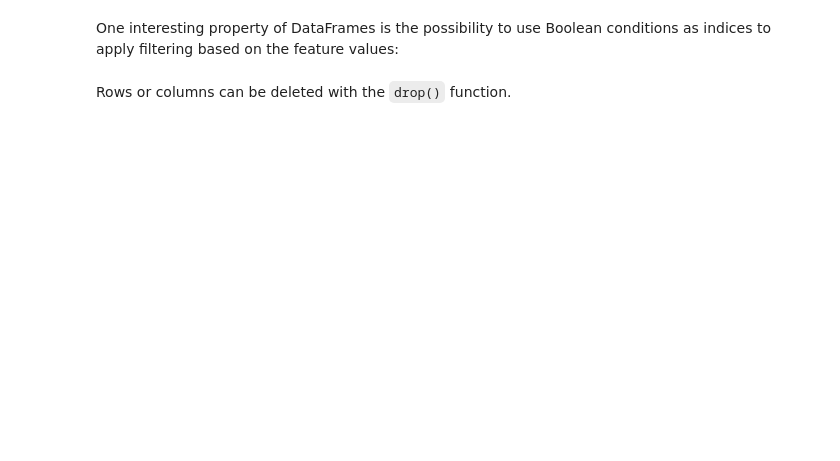
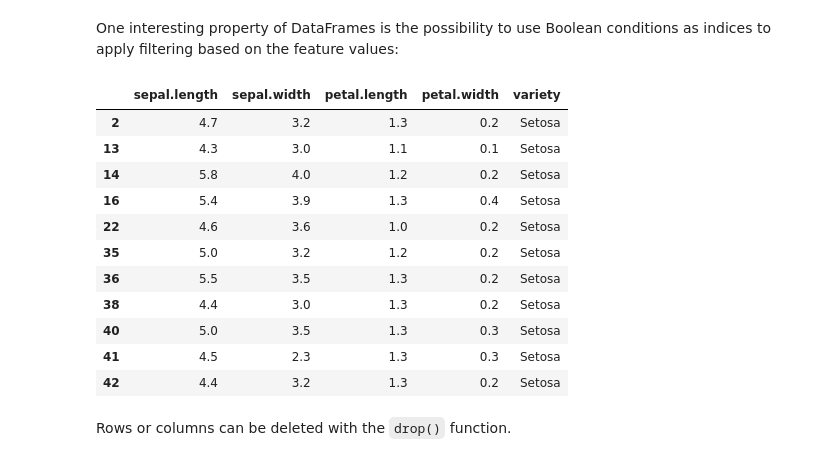
Before and after one commit to vesavvo/dkko, a Jupyter notebook: Introduction.ipynb, the cells around one changed output. Drawn from its saved outputs; the diff is of its cells as text; code cells hidden in the pictures; blank space fills up the shorter version.

```diff
--- a/Introduction.ipynb
+++ b/Introduction.ipynb
@@ -180,7 +227,20 @@ iris_df.loc[147:, ['petal_length', 'petal_width']] # petal sizes for last three
 # %% [markdown]
 One interesting property of DataFrames is the possibility to use Boolean conditions as indices to apply filtering based on the feature values:
 # %%
-iris_df[iris_df['petal_length'] < 1.4] # all samples with petal length less than 1.4 cm
+iris_df[iris_df['petal.length'] < 1.4] # all samples with petal length less than 1.4 cm
+# %% [output]
+|  | sepal.length | sepal.width | petal.length | petal.width | variety |
+| 2 | 4.7 | 3.2 | 1.3 | 0.2 | Setosa |
+| 13 | 4.3 | 3.0 | 1.1 | 0.1 | Setosa |
+| 14 | 5.8 | 4.0 | 1.2 | 0.2 | Setosa |
+| 16 | 5.4 | 3.9 | 1.3 | 0.4 | Setosa |
+| 22 | 4.6 | 3.6 | 1.0 | 0.2 | Setosa |
+| 35 | 5.0 | 3.2 | 1.2 | 0.2 | Setosa |
+| 36 | 5.5 | 3.5 | 1.3 | 0.2 | Setosa |
+| 38 | 4.4 | 3.0 | 1.3 | 0.2 | Setosa |
+| 40 | 5.0 | 3.5 | 1.3 | 0.3 | Setosa |
+| 41 | 4.5 | 2.3 | 1.3 | 0.3 | Setosa |
+| 42 | 4.4 | 3.2 | 1.3 | 0.2 | Setosa |
 # %% [markdown]
 Rows or columns can be deleted with the `drop()` function.
 # %%
```
Also changed, not shown: parts of 10 cells of this notebook.
